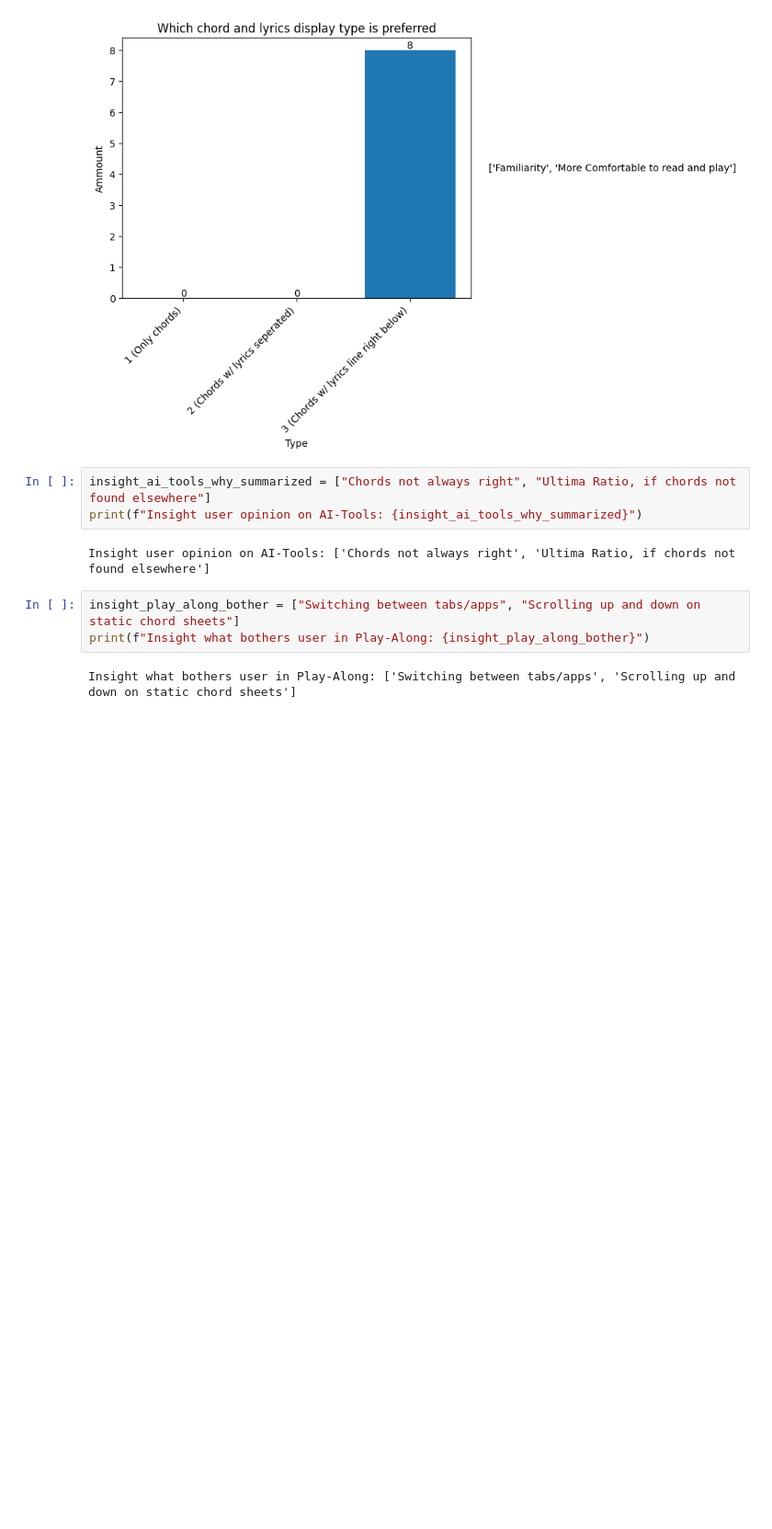
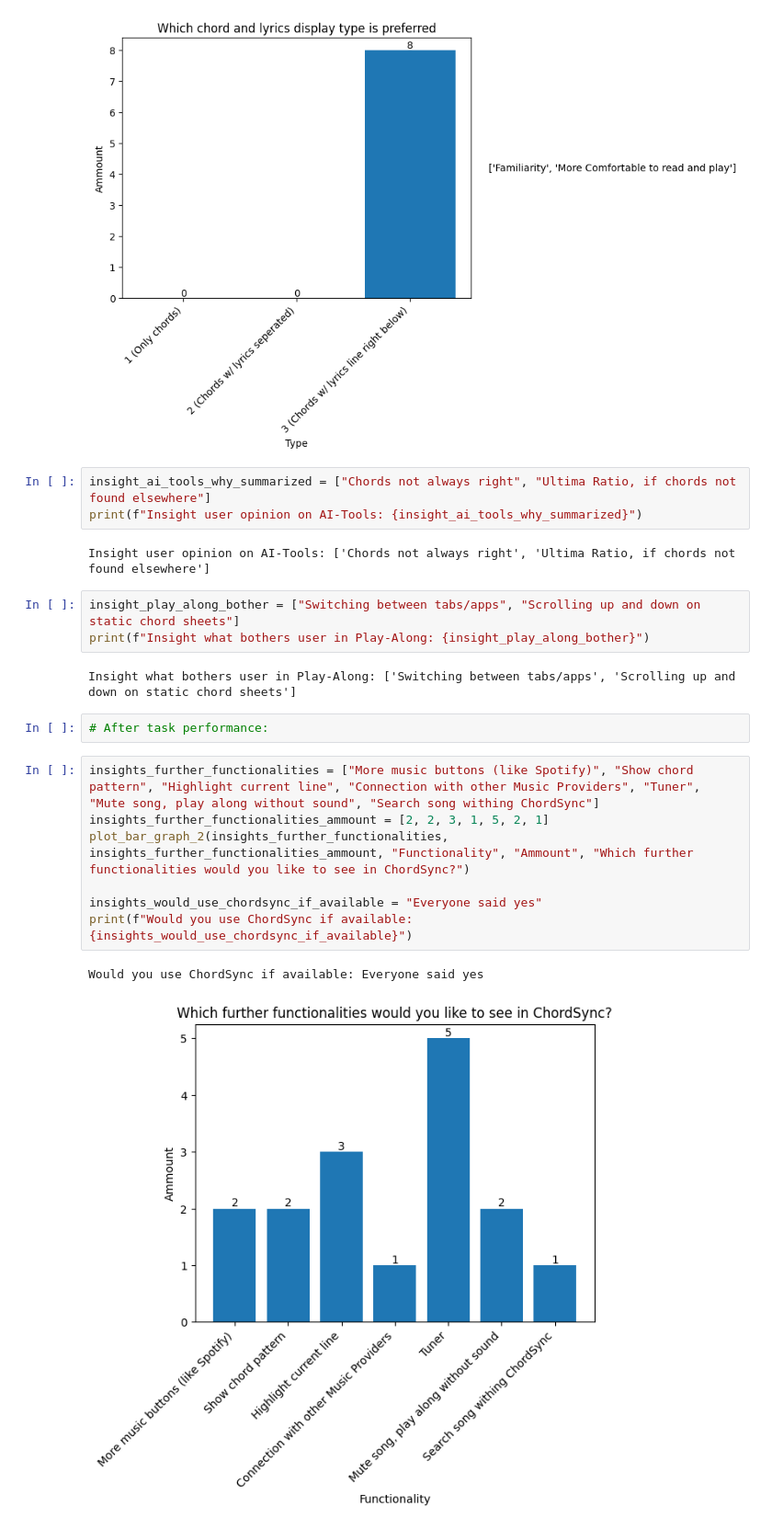
Before and after one commit to simonroedig/ChordSync_Study, a Jupyter notebook: study_analysis_interviews.ipynb, the cells around one changed output. Shown at 92% size. Cells and saved outputs as stored; diff of their text form; blank space fills up the shorter version.

```diff
--- a/study_analysis_interviews.ipynb
+++ b/study_analysis_interviews.ipynb
@@ -68,3 +68,15 @@ insight_play_along_bother = ["Switching between tabs/apps", "Scrolling up and do
 print(f"Insight what bothers user in Play-Along: {insight_play_along_bother}")
 # %% [output]
 Insight what bothers user in Play-Along: ['Switching between tabs/apps', 'Scrolling up and down on static chord sheets']
+# %%
+# After task performance:
+# %%
+insights_further_functionalities = ["More music buttons (like Spotify)", "Show chord pattern", "Highlight current line", "Connection with other Music Providers", "Tuner", "Mute song, play along without sound", "Search song withing ChordSync"]
+insights_further_functionalities_ammount = [2, 2, 3, 1, 5, 2, 1]
+plot_bar_graph_2(insights_further_functionalities, insights_further_functionalities_ammount, "Functionality", "Ammount", "Which further functionalities would you like to see in ChordSync?")
+
+insights_would_use_chordsync_if_available = "Everyone said yes"
+print(f"Would you use ChordSync if available: {insights_would_use_chordsync_if_available}")
+# %% [output]
+Would you use ChordSync if available: Everyone said yes
+[figure, added]
```
Also changed, not shown: 3 other files.
